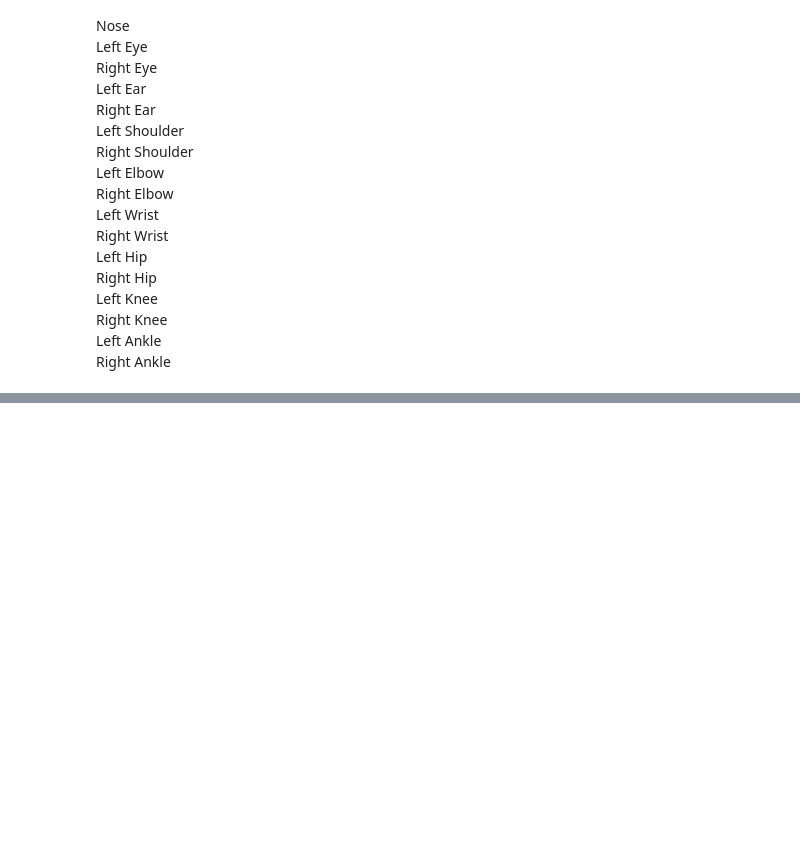
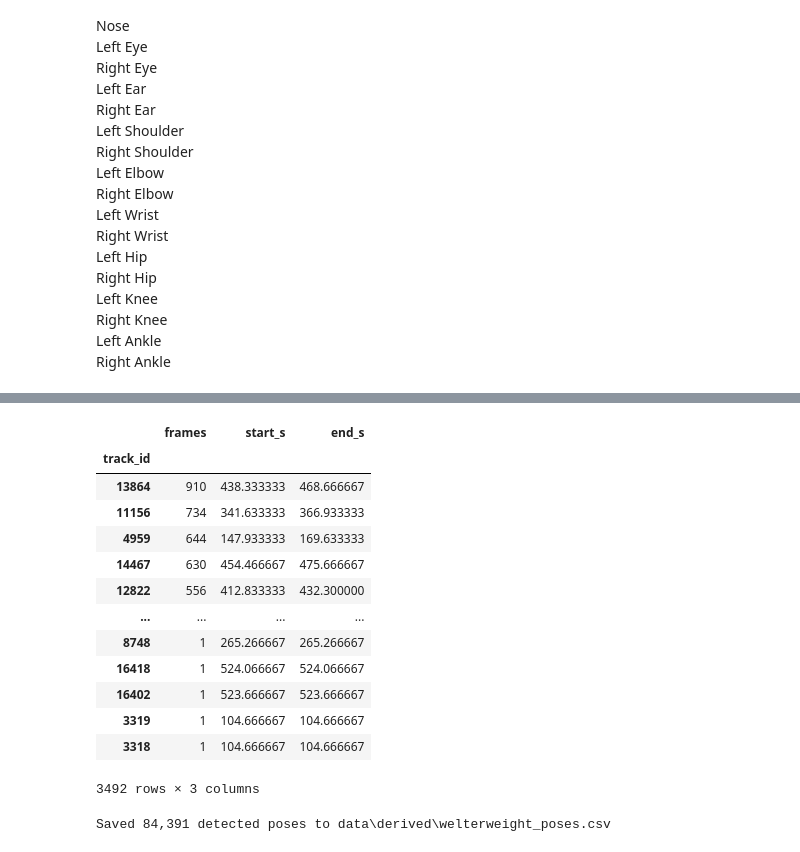
Before and after one commit to Octagon-Analytics/Octagon_Analytics, a Jupyter notebook: YOLO.ipynb, the cells around one changed output, grey strips where cells are left out. Drawn from its saved outputs; the diff is of its cells as text; code cells hidden in the pictures; blank space fills up the shorter version.

Commit message:
Beginning YOLO process
Has the ability to process frames of video and upload a CSV file of the joints accordingly.

```diff
--- a/YOLO.ipynb
+++ b/YOLO.ipynb
@@ -74,7 +97,8 @@ results = model.predict(
     source="https://ultralytics.com/images/bus.jpg",
     show=True,
     save=True,
-    conf=0.5  # Confidence threshold
+    conf=0.5,  # Confidence threshold
+    exist_ok=True
 )
 
 # 3. You can also access the raw keypoint data for custom processing.
@@ -105,0 +176,50 @@ tensor([[141.2245, 445.2361],
+# %%
+import cv2
+import numpy as np
+
+assert VIDEO_PATH.exists(), "Set VIDEO_PATH to an authorized fight video before running this cell."
+
+capture = cv2.VideoCapture(str(VIDEO_PATH))
+fps = capture.get(cv2.CAP_PROP_FPS)
+capture.release()
+assert fps > 0, "OpenCV could not read the video's frame rate."
+
+# Track only the COCO 'person' class. stream=True avoids holding the whole video in memory.
+pose_model = YOLO("yolo26n-pose.pt")
+rows = []
+for frame, result in enumerate(pose_model.track(
+    source=str(VIDEO_PATH), stream=True, persist=True, classes=[0],
+    tracker="bytetrack.yaml", conf=0.25, verbose=False
+)):
+    if result.boxes.id is None or result.keypoints is None:
+        continue
+
+    # The box, ID, and keypoint arrays are aligned by detection.
+    track_ids = result.boxes.id.int().cpu().tolist()
+    boxes = result.boxes.xywhn.cpu().numpy()       # normalized center-x, center-y, width, height
+    keypoints = result.keypoints.xyn.cpu().numpy() # normalized (17, 2) COCO skeleton
+    for track_id, (cx, cy, w, h), skeleton in zip(track_ids, boxes, keypoints):
+        row = {
+            "frame": frame, "time_s": frame / fps, "track_id": track_id,
+            "cx": cx, "cy": cy, "box_w": w, "box_h": h,
+        }
+        row.update({f"kp_{joint}_{axis}": value
+                    for joint, point in enumerate(skeleton)
+                    for axis, value in zip(("x", "y"), point)})
+        rows.append(row)
+
+all_poses = pd.DataFrame(rows)
+track_summary = (all_poses.groupby("track_id")
+                .agg(frames=("frame", "size"), start_s=("time_s", "min"), end_s=("time_s", "max"))
+                .sort_values("frames", ascending=False))
+display(track_summary)
+
+# After viewing a short annotated preview, replace these with the two fighter IDs
+# from track_summary. Do not assume the two longest tracks are always the fighters.
+FIGHTER_TRACK_IDS = {BOUT["fighter1"]: None, BOUT["fighter2"]: None}
+
+output_path = Path("data/derived") / f"{VIDEO_PATH.stem}_poses.csv"
+output_path.parent.mkdir(parents=True, exist_ok=True)
+all_poses.to_csv(output_path, index=False)
+print(f"Saved {len(all_poses):,} detected poses to {output_path}")
+# %% [output]
@@ -105,0 +241,15 @@ tensor([[141.2245, 445.2361],
+|  | frames | start_s | end_s |
+| track_id |  |  |  |
+| 13864 | 910 | 438.333333 | 468.666667 |
+| 11156 | 734 | 341.633333 | 366.933333 |
+| 4959 | 644 | 147.933333 | 169.633333 |
+| 14467 | 630 | 454.466667 | 475.666667 |
+| 12822 | 556 | 412.833333 | 432.300000 |
+| ... | ... | ... | ... |
+| 8748 | 1 | 265.266667 | 265.266667 |
+| 16418 | 1 | 524.066667 | 524.066667 |
+| 16402 | 1 | 523.666667 | 523.666667 |
+| 3319 | 1 | 104.666667 | 104.666667 |
+| 3318 | 1 | 104.666667 | 104.666667 |
+3492 rows × 3 columns
+Saved 84,391 detected poses to data\derived\welterweight_poses.csv
```
Also changed, not shown: parts of 10 cells of this notebook, 3 other files.
